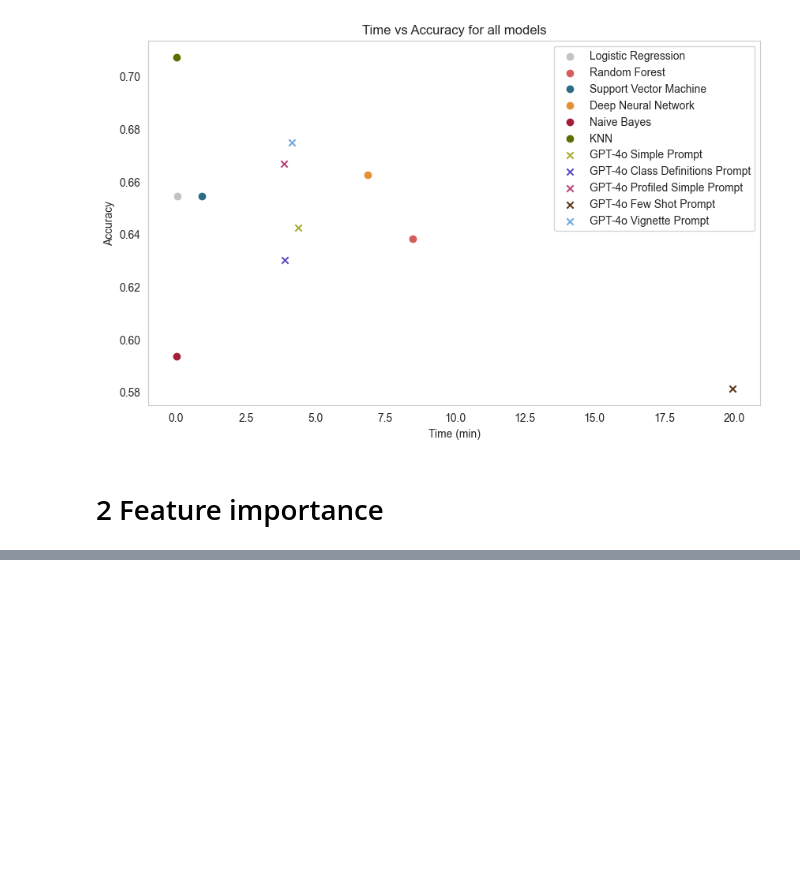
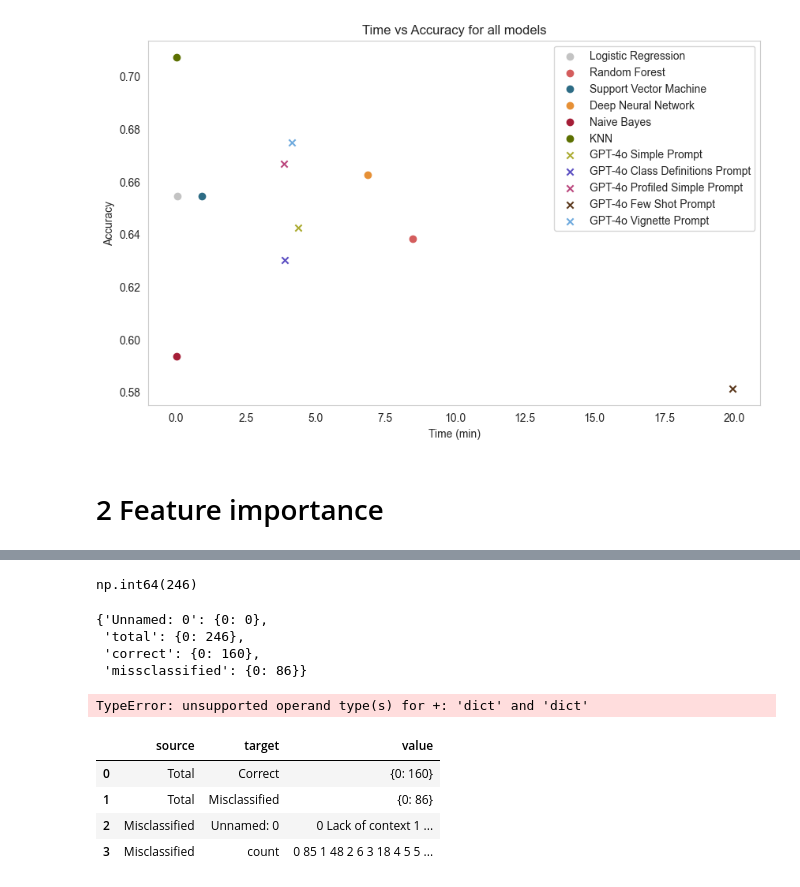
Before and after one commit to kimmizi/master_thesis, a Jupyter notebook: exp/14_Evaluation.ipynb, the cells around one changed output, grey strips where cells are left out. Cells and saved outputs as stored; diff of their text form; code cells hidden in the pictures; blank space fills up the shorter version.

```diff
--- a/exp/14_Evaluation.ipynb
+++ b/exp/14_Evaluation.ipynb
@@ -272,0 +277,24 @@ plt.savefig("../doc/figs/time_accuracy.png", dpi = 300, bbox_inches = "tight")
+# %%
+simple_prompt_reasons_df = pd.read_csv("../exp/reasons_misclassifications_LLMs/simple_prompt_reasons.csv", sep = ",")
+class_def_prompt_reasons_df = pd.read_csv("../exp/reasons_misclassifications_LLMs/class_def_prompt_reasons.csv", sep = ",")
+profiled_simple_prompt_reasons_df = pd.read_csv("../exp/reasons_misclassifications_LLMs/profiled_simple_prompt_reasons.csv", sep = ",")
+few_shot_prompt_reasons_df = pd.read_csv("../exp/reasons_misclassifications_LLMs/few_shot_prompt_reasons.csv", sep = ",")
+vignette_prompt_reasons_df = pd.read_csv("../exp/reasons_misclassifications_LLMs/vignette_prompt_reasons.csv", sep = ",")
+# %%
+simple_cases_df = pd.read_csv("../exp/reasons_misclassifications_LLMs/simple_cases_GPT_df.csv", sep = ",")
+class_def_cases_df = pd.read_csv("../exp/reasons_misclassifications_LLMs/class_def_cases_GPT_df.csv", sep = ",")
+profiled_cases_df = pd.read_csv("../exp/reasons_misclassifications_LLMs/profiled_cases_GPT_df.csv", sep = ",")
+few_shot_cases_df = pd.read_csv("../exp/reasons_misclassifications_LLMs/few_shot_cases_GPT_df.csv", sep = ",")
+vignette_cases_df = pd.read_csv("../exp/reasons_misclassifications_LLMs/vignette_cases_GPT_df.csv", sep = ",")
+# %%
+simple_cases_df["total"][0]
+# %% [output]
+np.int64(246)
+# %%
+simple_cases_df = simple_cases_df.to_dict()
+simple_prompt_reasons_df = simple_prompt_reasons_df.to_dict()
+# %% [output]
+{'Unnamed: 0': {0: 0},
+ 'total': {0: 246},
+ 'correct': {0: 160},
+ 'missclassified': {0: 86}}
@@ -272,0 +338,38 @@ plt.savefig("../doc/figs/time_accuracy.png", dpi = 300, bbox_inches = "tight")
+# %%
+# 3. Build Sankey data as list of dicts (or DataFrame)
+sankey_data = [
+    {'source': 'Total', 'target': 'Correct', 'value': simple_cases_df["correct"]},
+    {'source': 'Total', 'target': 'Misclassified', 'value': simple_cases_df["missclassified"]}
+]
+
+# Add misclassification reasons
+for reason, count in simple_prompt_reasons_df.items():
+    sankey_data.append({'source': 'Misclassified', 'target': reason, 'value': count})
+
+# 4. Convert to DataFrame
+sankey_df = pd.DataFrame(sankey_data)
+
+# 5. Plot with HoloViews
+sankey = hv.Sankey(sankey_df)
+
+sankey.opts(
+    opts.Sankey(
+        width=800,
+        height=500,
+        node_width=20,
+        node_padding=10,
+        edge_color='source',
+        label_position='left',
+        cmap='Category20'
+    )
+)
+# %% [output]
+TypeError: unsupported operand type(s) for +: 'dict' and 'dict'
+# %%
+sankey_df
+# %% [output]
+|  | source | target | value |
+| 0 | Total | Correct | {0: 160} |
+| 1 | Total | Misclassified | {0: 86} |
+| 2 | Misclassified | Unnamed: 0 | 0 Lack of context 1 ... |
+| 3 | Misclassified | count | 0 85 1 48 2 6 3 18 4 5 5 ... |
```
Also changed, not shown: parts of 6 cells of this notebook, 1 other file.
